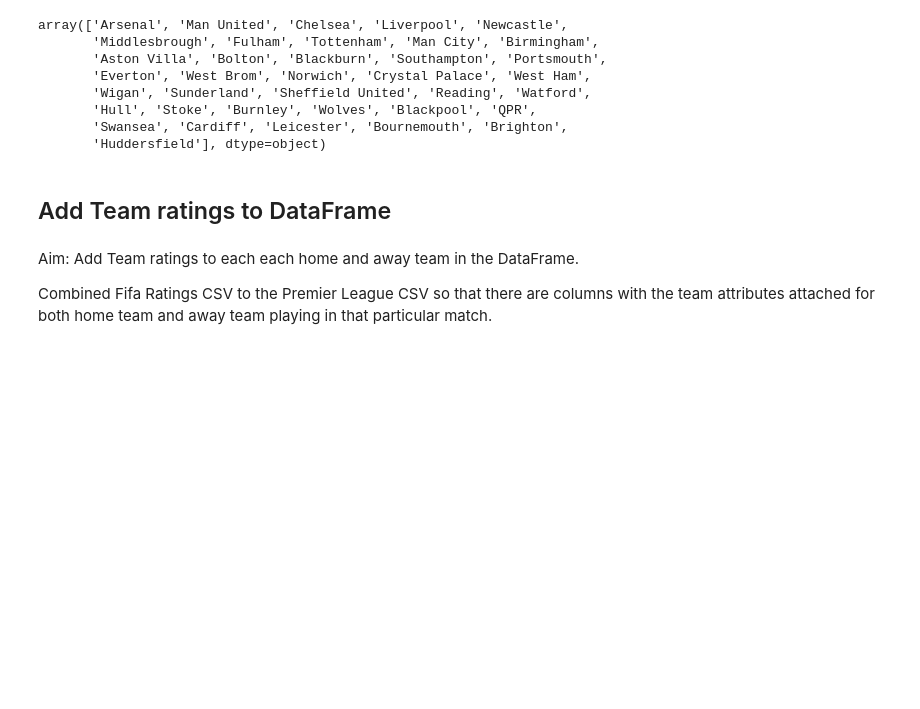
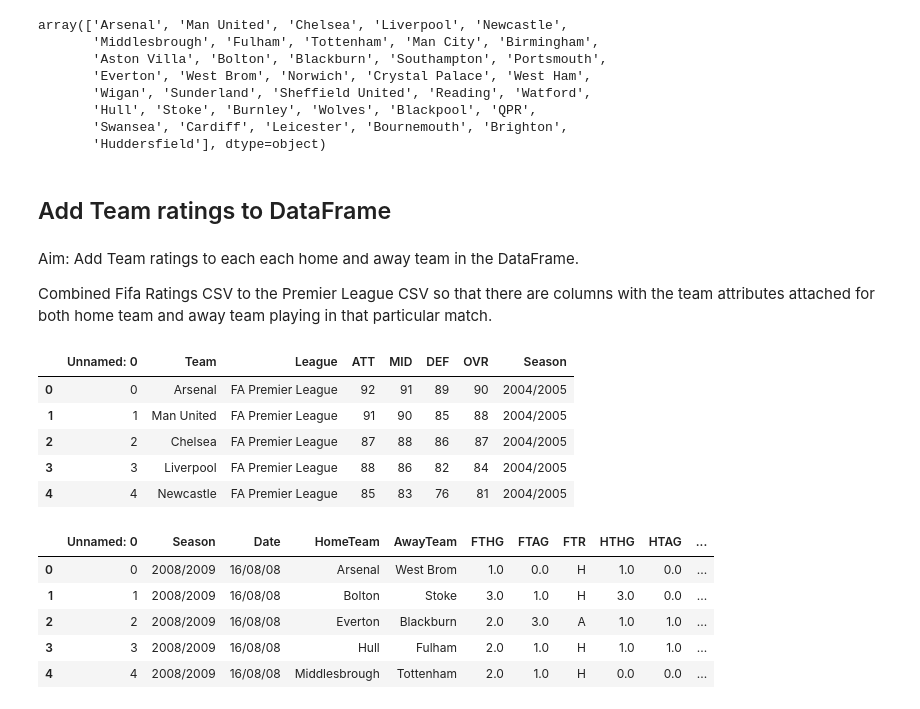
Before and after one commit to georgebrockman/beatthebookies, a Jupyter notebook: beatthebookies/notebooks/george_explore.ipynb, the cells around one changed output. Saved outputs shown, nothing was run; the diff lists cells and outputs as text; code cells hidden in the pictures; blank space fills up the shorter version.

```diff
--- a/beatthebookies/notebooks/george_explore.ipynb
+++ b/beatthebookies/notebooks/george_explore.ipynb
@@ -710,0 +715,16 @@ Combined Fifa Ratings CSV to the Premier League CSV so that there are columns wi
+# %%
+display(ratings.head())
+display(matches.head())
+# %% [output]
+|  | Unnamed: 0 | Team | League | ATT | MID | DEF | OVR | Season |
+| 0 | 0 | Arsenal | FA Premier League | 92 | 91 | 89 | 90 | 2004/2005 |
+| 1 | 1 | Man United | FA Premier League | 91 | 90 | 85 | 88 | 2004/2005 |
+| 2 | 2 | Chelsea | FA Premier League | 87 | 88 | 86 | 87 | 2004/2005 |
+| 3 | 3 | Liverpool | FA Premier League | 88 | 86 | 82 | 84 | 2004/2005 |
+| 4 | 4 | Newcastle | FA Premier League | 85 | 83 | 76 | 81 | 2004/2005 |
+|  | Unnamed: 0 | Season | Date | HomeTeam | AwayTeam | FTHG | FTAG | FTR | HTHG | HTAG | ... |
+| 0 | 0 | 2008/2009 | 16/08/08 | Arsenal | West Brom | 1.0 | 0.0 | H | 1.0 | 0.0 | ... |
+| 1 | 1 | 2008/2009 | 16/08/08 | Bolton | Stoke | 3.0 | 1.0 | H | 3.0 | 0.0 | ... |
+| 2 | 2 | 2008/2009 | 16/08/08 | Everton | Blackburn | 2.0 | 3.0 | A | 1.0 | 1.0 | ... |
+| 3 | 3 | 2008/2009 | 16/08/08 | Hull | Fulham | 2.0 | 1.0 | H | 1.0 | 1.0 | ... |
+| 4 | 4 | 2008/2009 | 16/08/08 | Middlesbrough | Tottenham | 2.0 | 1.0 | H | 0.0 | 0.0 | ... |
```
Also changed, not shown: parts of 11 cells of this notebook, 2 other files.
